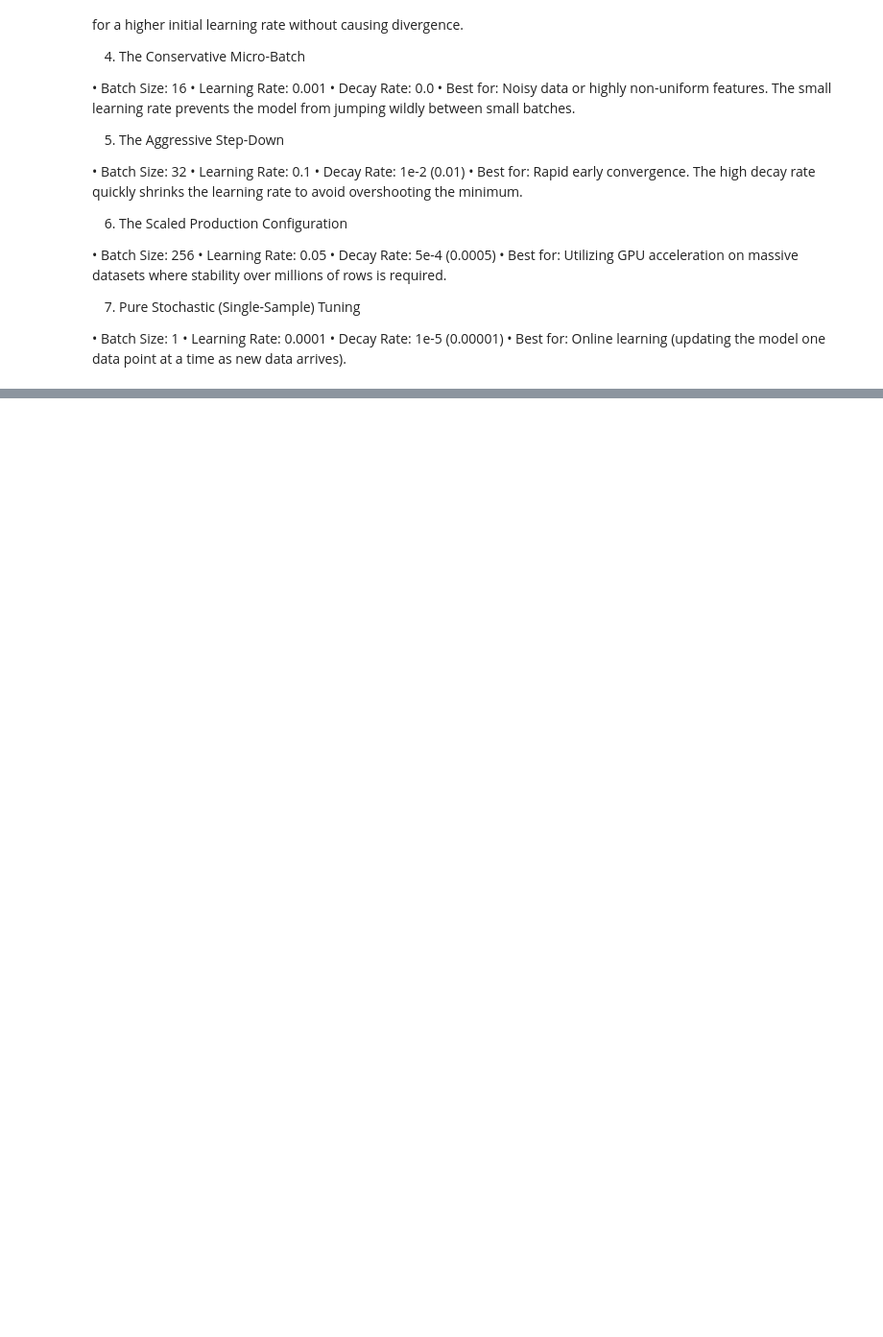
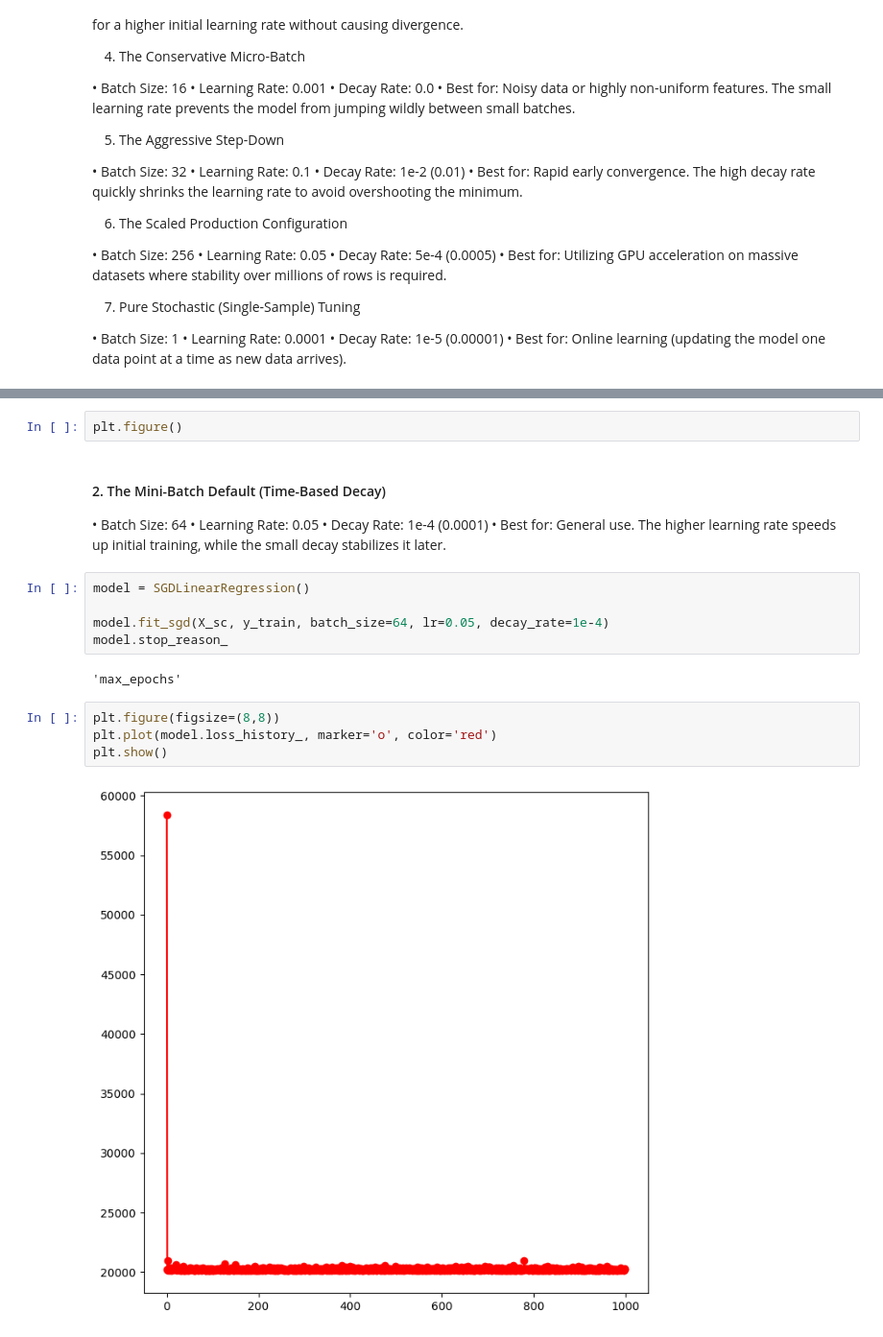
Before and after one commit to sxrthk17/ml-journey, a Jupyter notebook: linear-regression/notebooks/05_SGD.ipynb, the cells around one changed output, grey strips where cells are left out. Shown at 96% size. Cells and saved outputs as stored; diff of their text form; blank space fills up the shorter version.

```diff
--- a/linear-regression/notebooks/05_SGD.ipynb
+++ b/linear-regression/notebooks/05_SGD.ipynb
@@ -909,0 +926,22 @@ Here are 7 popular combinations of batch size, learning rate (α), and decay rat
+# %%
+plt.figure()
+# %% [markdown]
+#### 2. The Mini-Batch Default (Time-Based Decay)
+
+• Batch Size: 64
+• Learning Rate: 0.05
+• Decay Rate: 1e-4 (0.0001)
+• Best for: General use. The higher learning rate speeds up initial training, while the small decay stabilizes it later.
+# %%
+model = SGDLinearRegression()
+
+model.fit_sgd(X_sc, y_train, batch_size=64, lr=0.05, decay_rate=1e-4)
+model.stop_reason_
+# %% [output]
+'max_epochs'
+# %%
+plt.figure(figsize=(8,8))
+plt.plot(model.loss_history_, marker='o', color='red')
+plt.show()
+# %% [output]
+[figure, added]
```
Also changed, not shown: parts of 22 cells of this notebook.
